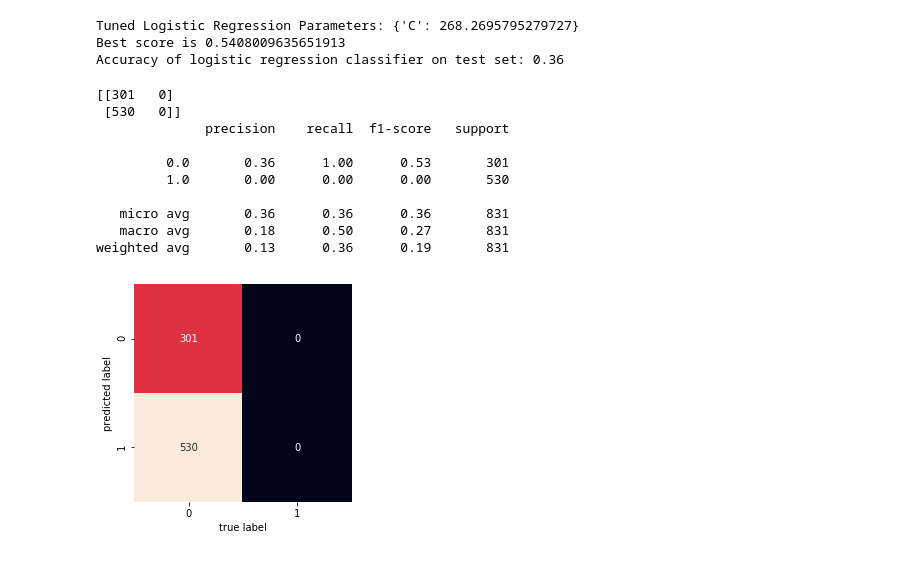
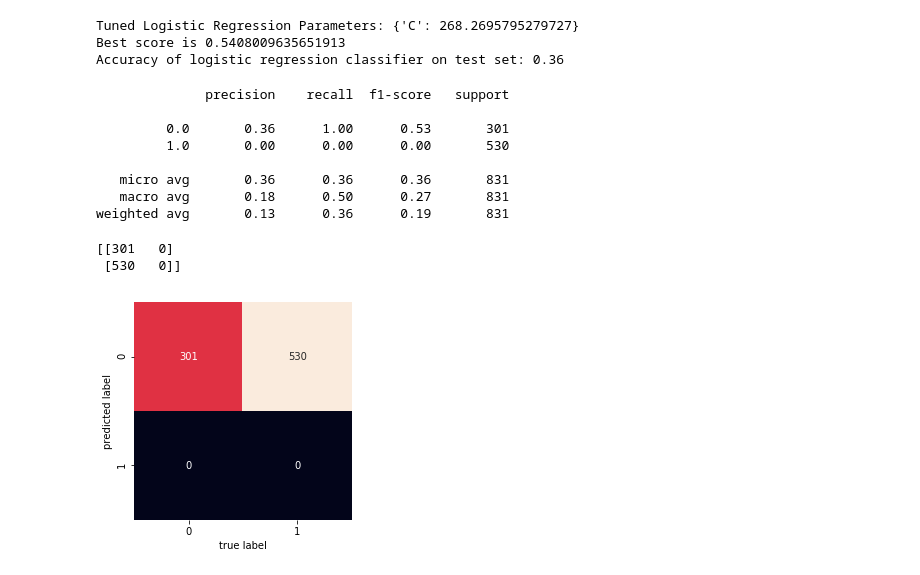
Before and after one commit to miguelbeca/data_science_projects, a Jupyter notebook: Capstone Project 2 - Gold Return Prediction/5b - Logistic regression - v2 with SMOTE.ipynb, the cells around one changed output. Drawn from its saved outputs; the diff is of its cells as text; code cells hidden in the pictures.

```diff
--- a/Capstone Project 2 - Gold Return Prediction/5b - Logistic regression - v2 with SMOTE.ipynb
+++ b/Capstone Project 2 - Gold Return Prediction/5b - Logistic regression - v2 with SMOTE.ipynb
@@ -287,27 +287,10 @@ print('Accuracy of logistic regression classifier on test set: {:.2f}'.format(lo
 Tuned Logistic Regression Parameters: {'C': 268.2695795279727}
 Best score is 0.5408009635651913
 Accuracy of logistic regression classifier on test set: 0.36
-# %%
-from sklearn.linear_model import LogisticRegression
-#model = LogisticRegression(multi_class='multinomial',solver ='newton-cg', max_iter=50000)
-model = LogisticRegression(solver ='lbfgs', max_iter=1000)
-model.fit(X_train_set, y_train_set.values.ravel())
-y_model = model.predict(X_test_set)
-
-#Using normalized data
-#model.fit(X_train_norm, y_train_set.values.ravel())
-#y_model = model.predict(X_test_norm)
-
-print('Accuracy of logistic regression classifier on test set: {:.2f}'.format(model.score(X_test_set, y_test_set)))
 # %%
-from sklearn.metrics import confusion_matrix
-from sklearn.metrics import classification_report
-confusion_matrix = confusion_matrix(y_test_set, y_model)
-print(confusion_matrix)
-print(classification_report(y_test_set, y_model))
+from sklearn import metrics
+print(metrics.classification_report(y_test_set, y_model))
 # %% [output]
-[[301   0]
- [530   0]]
               precision    recall  f1-score   support
 
          0.0       0.36      1.00      0.53       301
@@ -318,9 +301,12 @@ print(classification_report(y_test_set, y_model))
 weighted avg       0.13      0.36      0.19       831
 # %%
 from sklearn.metrics import confusion_matrix
-mat = confusion_matrix(y_model, y_test_set)
+mat = confusion_matrix(y_test_set, y_model)
+print(mat)
 sns.heatmap(mat.T, square=True, annot=True, fmt='d', cbar=False)
 plt.xlabel('true label')
 plt.ylabel('predicted label');
 # %% [output]
+[[301   0]
+ [530   0]]
-[figure, old version]
+[figure, new version]
```
Also changed, not shown: 1 other file.
